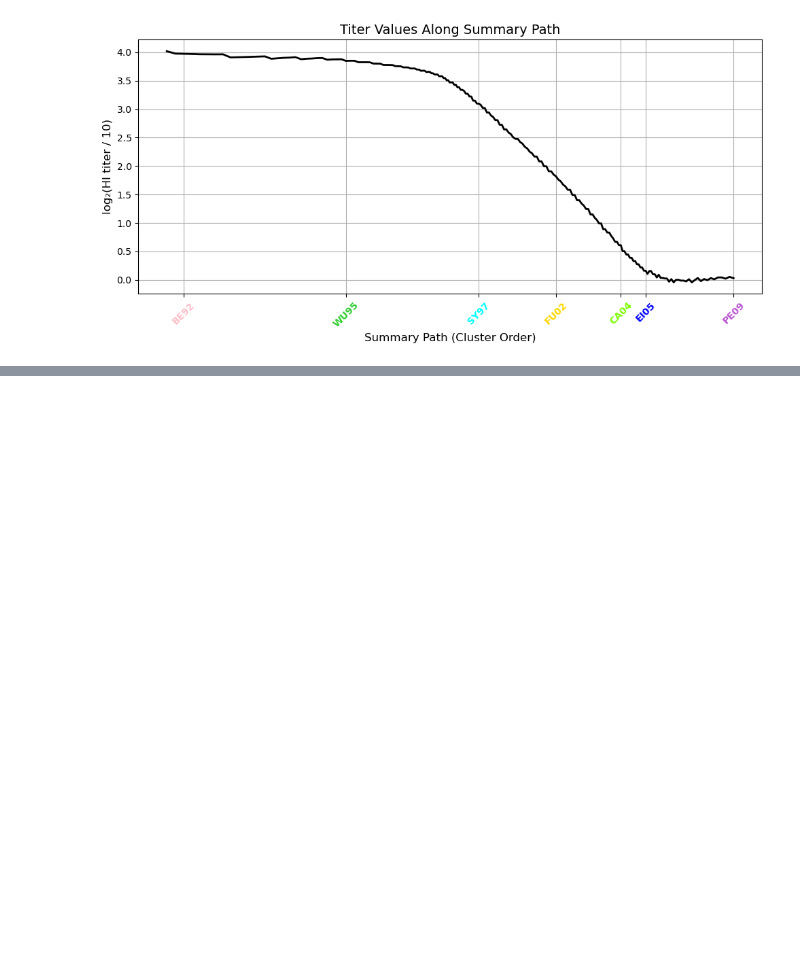
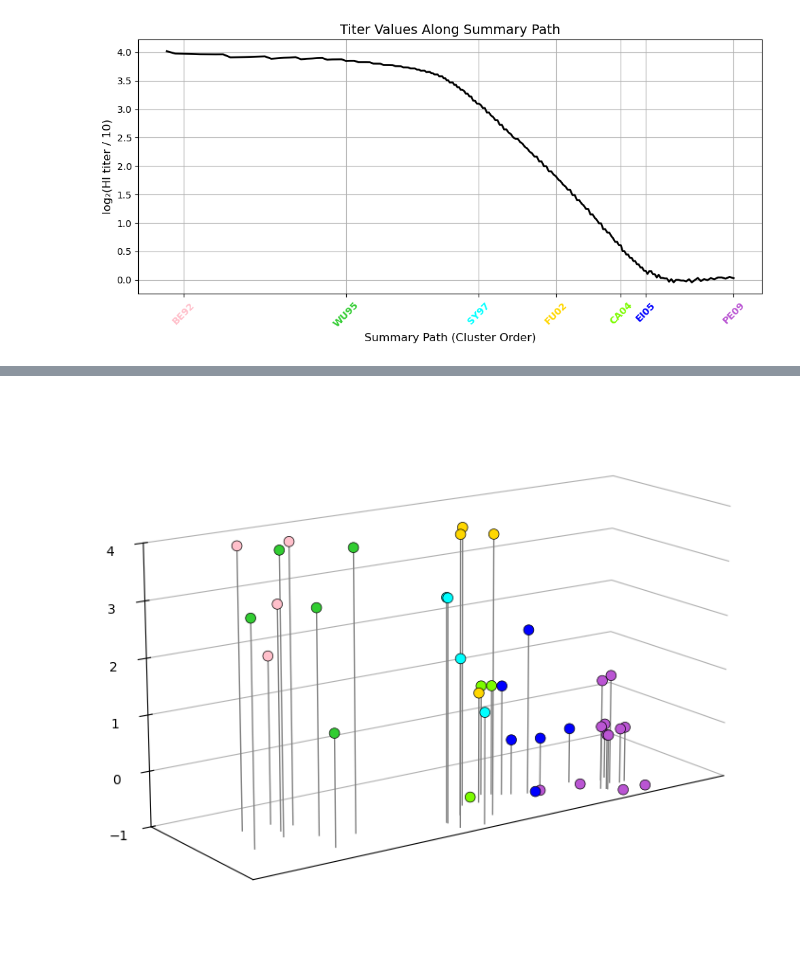
Before and after one commit to benmaman/landscape-antigen, a Jupyter notebook: main_nb.ipynb, the cells around one changed output, grey strips where cells are left out. Cells and saved outputs as stored; diff of their text form; code cells hidden in the pictures; blank space fills up the shorter version.

```diff
--- a/main_nb.ipynb
+++ b/main_nb.ipynb
@@ -19,7 +23,7 @@ import plotly.graph_objects as go
 # ==== USER PARAMETERS ====
 
 SAMPLE = 0            # sample number of the data
-POST_SAMPLE=4          #optional : when we want to compare 2 measurment of 2 patients or patient before and after
+POST_SAMPLE=6          #optional : when we want to compare 2 measurment of 2 patients or patient before and after
 GRID_SIZE = 100        # Grid resolution for plotting or interpolation
 A = 0.7                # Distance threshold to define a "distant" antigen
 CLOSE_NEIGH = 0.25     # Radius threshold for regression surface - points which far form this point will not be clacualted
@@ -516,0 +513,24 @@ ferret2 = ferret1.dropna()  # drop missing titers just in case
+# %%
+## compare 2 patients
+#preprocess-
+ferret2=df_ferret_results.transpose()[POST_SAMPLE]
+ferret2=ferret2.rename("log_titers")
+ferret2 = ferret2.dropna()  # drop missing titers just in case
+
+
+# Merge coordinates and titers for a single ferret sample
+# Merge antigenic coordinates and titer data
+df_landscape_2 = df_antigenic_map.merge(ferret2, left_on='viruses', right_index=True)
+df_landscape_2['color'] = df_landscape_2['cluster'].map(color_map)
+
+if NORMALIZE:
+    scaler = MinMaxScaler()
+    df_landscape_2['AG coordinate 1']=scaler.fit_transform(df_landscape_2['AG coordinate 1'].values.reshape(-1, 1)).flatten()
+    df_landscape_2['AG coordinate 2']=scaler.fit_transform(df_landscape_2['AG coordinate 2'].values.reshape(-1, 1)).flatten()
+
+# Extract coordinates and colors
+X_2 = df_landscape_2['AG coordinate 2'].values
+Y_2 = df_landscape_2['AG coordinate 1'].values
+Z_2 = df_landscape_2['log_titers'].values
+C_2 = df_landscape_2['color']
+cluster_label_2=df_landscape_2["cluster"].values
@@ -516,0 +541,4 @@ ferret2 = ferret1.dropna()  # drop missing titers just in case
+# %%
+plot_3d_antibody(X_2,Y_2,Z_2,C_2)
+# %% [output]
+[figure, added]
```
Also changed, not shown: parts of 12 cells of this notebook, 2 other files.
